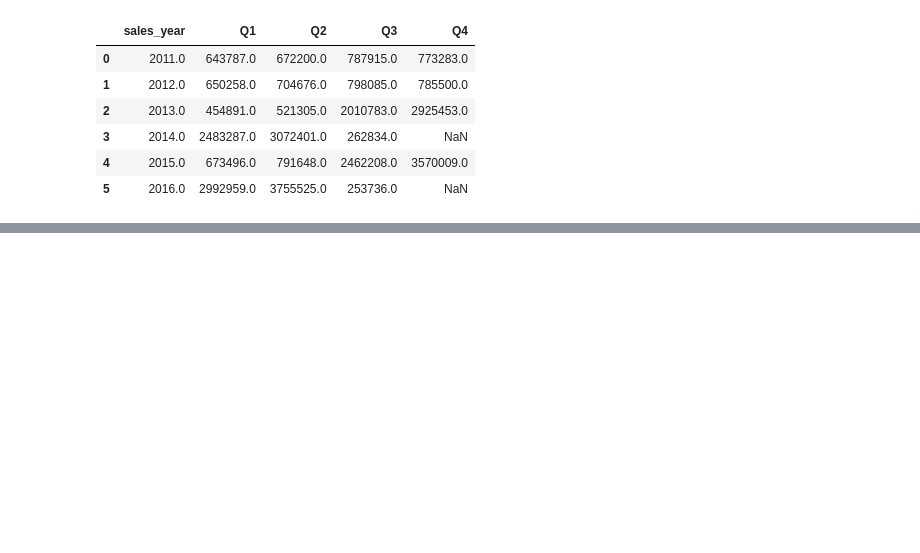
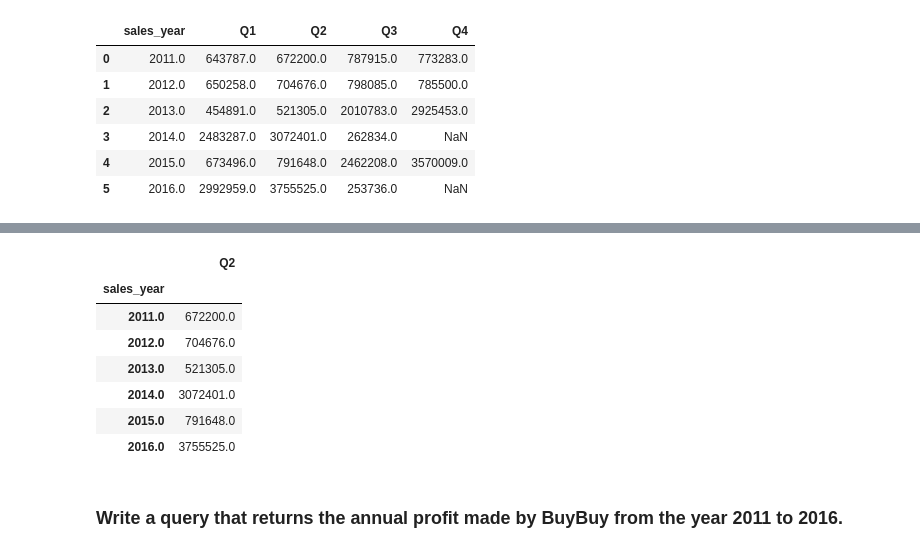
Before and after one commit to LemmyFee/Code-Your-Way-Up, a Jupyter notebook: buybuy_sales.ipynb, the cells around one changed output, grey strips where cells are left out. Cells and saved outputs as stored; diff of their text form; code cells hidden in the pictures; blank space fills up the shorter version.

```diff
--- a/buybuy_sales.ipynb
+++ b/buybuy_sales.ipynb
@@ -231,0 +235,13 @@ quarterly
+# %%
+quarterly[['sales_year', 'Q2']].set_index('sales_year')
+# %% [output]
+|  | Q2 |
+| sales_year |  |
+| 2011.0 | 672200.0 |
+| 2012.0 | 704676.0 |
+| 2013.0 | 521305.0 |
+| 2014.0 | 3072401.0 |
+| 2015.0 | 791648.0 |
+| 2016.0 | 3755525.0 |
+# %% [markdown]
+### Write a query that returns the annual profit made by BuyBuy from the year 2011 to 2016.
```
Also changed, not shown: parts of 7 cells of this notebook.
